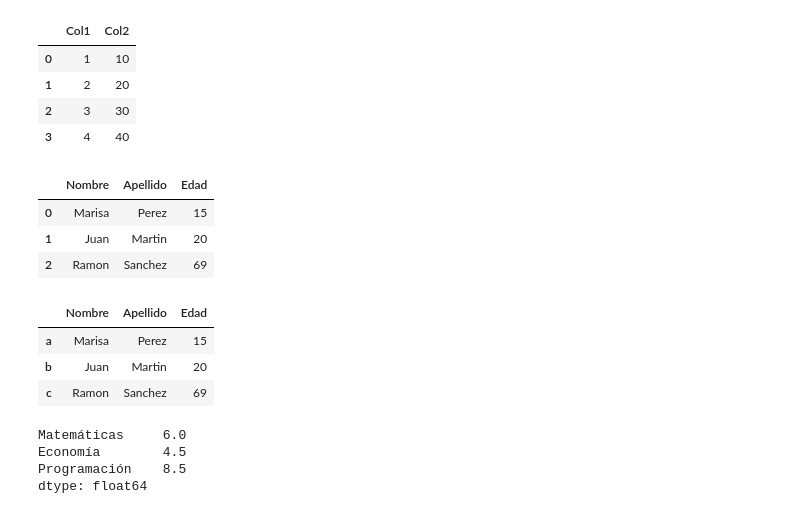
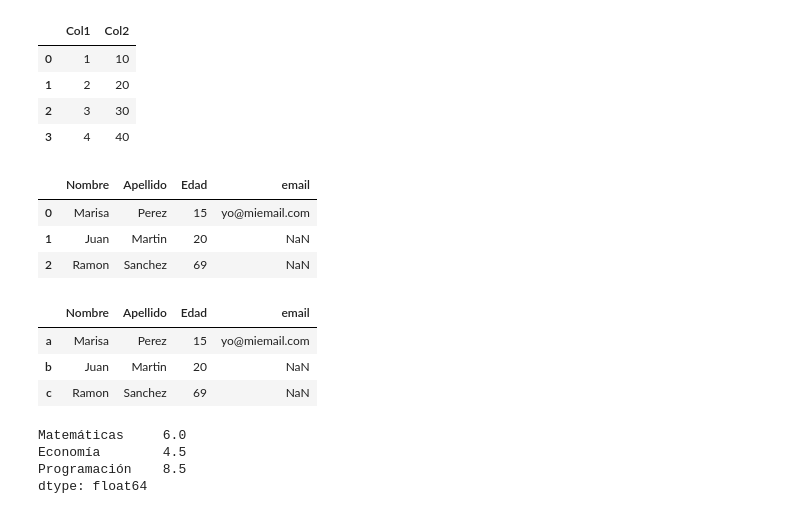
Before and after one commit to jmrodriguez2552/cedapython, a Jupyter notebook: ANALISIS_DATOS_PYTHON/NOTEBOOKS/5101_Librería_Pandas(I).ipynb, the cells around one changed output. Drawn from its saved outputs; the diff is of its cells as text; code cells hidden in the pictures.

```diff
--- a/ANALISIS_DATOS_PYTHON/NOTEBOOKS/5101_Librería_Pandas(I).ipynb
+++ b/ANALISIS_DATOS_PYTHON/NOTEBOOKS/5101_Librería_Pandas(I).ipynb
@@ -406,23 +407,23 @@ data
 | 3 | 4 | 40 |
 # %%
 # Usando lista de diccionarios
-persona1 = {"Nombre": "Marisa","Apellido":"Perez","Edad":15}
+persona1 = {"Nombre": "Marisa","Apellido":"Perez","Edad":15, "email": "yo@miemail.com"}
 persona2 = {"Nombre": "Juan","Apellido":"Martin","Edad":20}
 persona3 = {"Nombre": "Ramon","Apellido":"Sanchez","Edad":69}
 personas = pd.DataFrame([persona1,persona2,persona3])
 personas
 # %% [output]
-|  | Nombre | Apellido | Edad |
-| 0 | Marisa | Perez | 15 |
-| 1 | Juan | Martin | 20 |
-| 2 | Ramon | Sanchez | 69 |
+|  | Nombre | Apellido | Edad | email |
+| 0 | Marisa | Perez | 15 | yo@miemail.com |
+| 1 | Juan | Martin | 20 | NaN |
+| 2 | Ramon | Sanchez | 69 | NaN |
 # %%
 personasConIndice = pd.DataFrame([persona1,persona2,persona3], index=['a','b','c'])
 personasConIndice
 # %% [output]
-|  | Nombre | Apellido | Edad |
-| a | Marisa | Perez | 15 |
-| b | Juan | Martin | 20 |
-| c | Ramon | Sanchez | 69 |
+|  | Nombre | Apellido | Edad | email |
+| a | Marisa | Perez | 15 | yo@miemail.com |
+| b | Juan | Martin | 20 | NaN |
+| c | Ramon | Sanchez | 69 | NaN |
 # %%
 # Diccionario de series de Pandas
```
Also changed, not shown: parts of 6 cells of this notebook.
